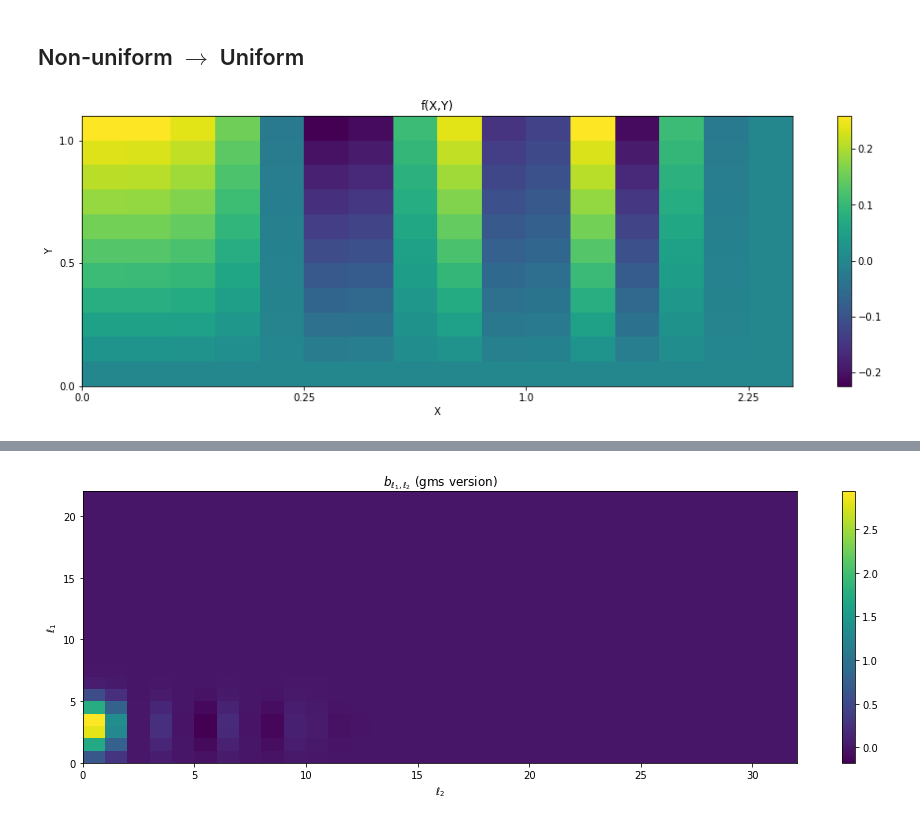
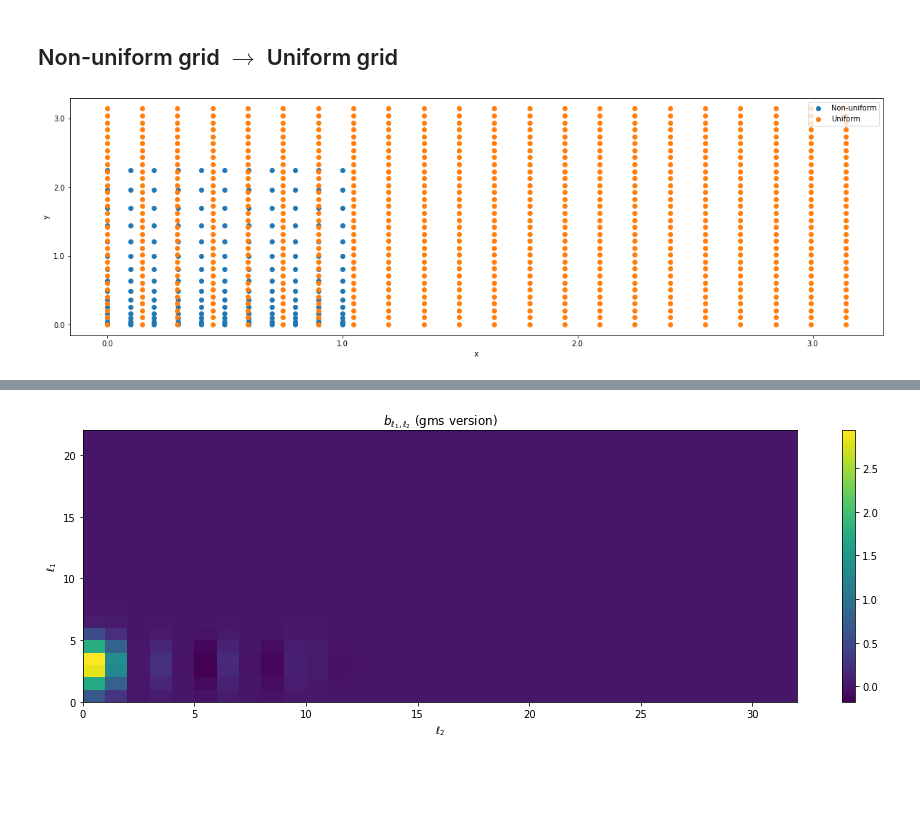
Before and after one commit to fAndreuzzi/spreading-nonuniform-grid, a Jupyter notebook: data/visualization.ipynb, the cells around one changed output, grey strips where cells are left out. Drawn from its saved outputs; the diff is of its cells as text; code cells hidden in the pictures; blank space fills up the shorter version.

```diff
--- a/data/visualization.ipynb
+++ b/data/visualization.ipynb
@@ -8,24 +8,4 @@ from gm import kernel, compute_beta, fine_grid_size, compute_w
 
 from math import pow
 # %% [markdown]
-## Non-uniform $\to$ Uniform
+## Non-uniform grid $\to$ Uniform grid
-# %%
-pts = np.load('../data/points.npy')
-f = np.load('../data/function_values.npy')
-reshape_order = 'F'
-
-x = np.sort(np.unique(pts[:,0]))
-y = np.sort(np.unique(pts[:,1]))
-
-plt.figure(figsize=(16,5))
-plt.pcolormesh(np.reshape(f, (len(x), len(y)), order=reshape_order))
-plt.colorbar()
-
-plt.title('f(X,Y)')
-plt.xlabel('X')
-plt.ylabel('Y')
-
-plt.yticks(range(0,len(x),5), x[::5]);
-plt.xticks(range(0,len(y),5), y[::5]);
-# %% [output]
-[figure, removed]
@@ -31,0 +18,24 @@ plt.xticks(range(0,len(y),5), y[::5]);
+# %%
+n = fine_grid_size(np.array([len(x), len(y)]), compute_w(epsilon))
+ux = np.linspace(0,np.pi,n[0])
+uy = np.linspace(0,np.pi,n[1])
+# %%
+plt.figure(figsize=(20,6))
+plt.scatter(*np.meshgrid(x,y), label='Non-uniform')
+plt.scatter(*np.meshgrid(ux,uy), label='Uniform')
+
+def labelify(*arrs):
+    return np.unique(np.round(np.sort(np.concatenate(list(arrs)))[::3]))
+
+lx = labelify(x,ux)
+ly = labelify(y,uy)
+
+plt.xticks(lx, lx)
+plt.yticks(ly, ly)
+
+plt.xlabel('x')
+plt.ylabel('y')
+
+plt.legend();
+# %% [output]
+[figure, added]
```
Also changed, not shown: parts of 5 cells of this notebook, 5 other files.
